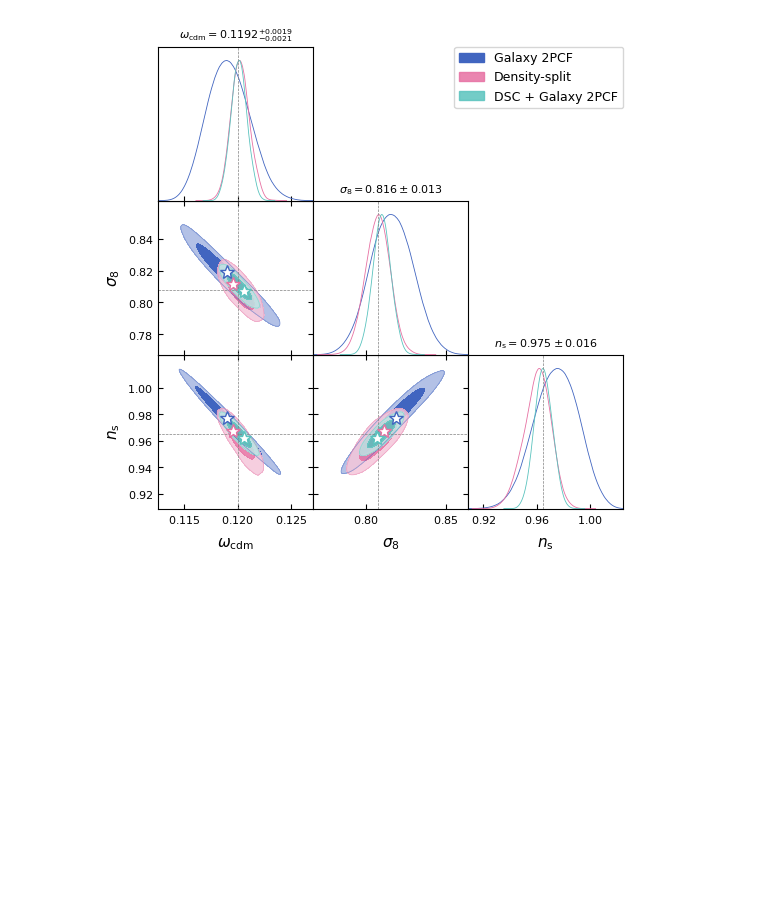
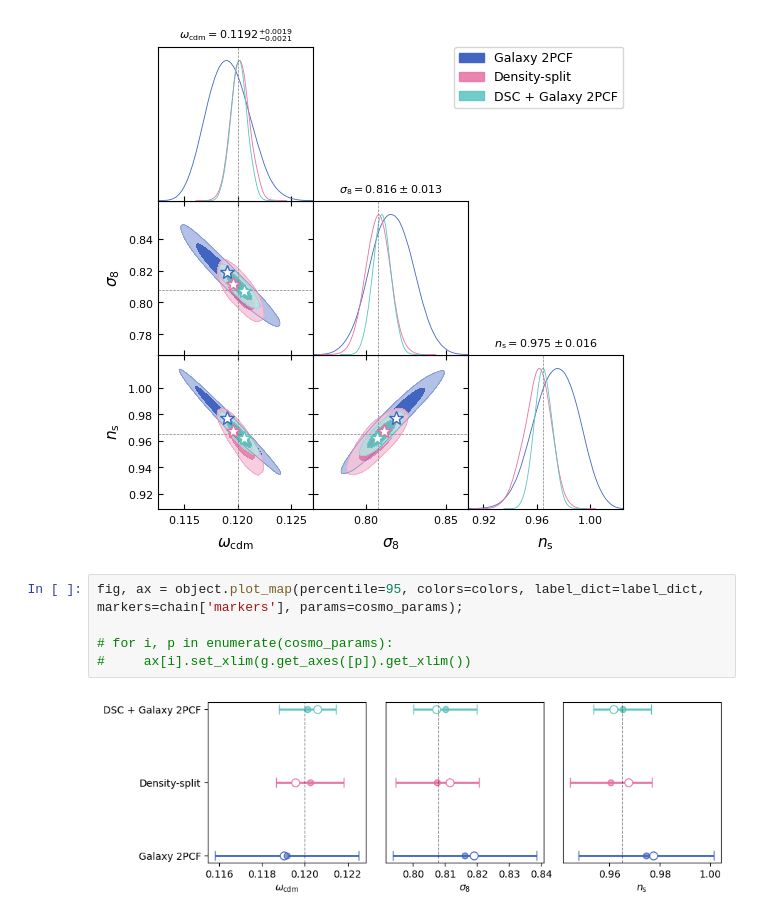
Before and after one commit to epaillas/acm, a Jupyter notebook: projects/bgs/inference/control_plots.ipynb, the cells around one changed output. Drawn from its saved outputs; the diff is of its cells as text; blank space fills up the shorter version.

Commit message:
Add plot_map method to ControlPlots class for visualizing MAP points with customizable percentiles and parameters

```diff
--- a/projects/bgs/inference/control_plots.ipynb
+++ b/projects/bgs/inference/control_plots.ipynb
@@ -21,6 +21,13 @@ Removed no burn in
 Removed no burn in
 Removed no burn in
 [figure]
+# %%
+fig, ax = object.plot_map(percentile=95, colors=colors, label_dict=label_dict, markers=chain['markers'], params=cosmo_params);
+
+# for i, p in enumerate(cosmo_params):
+#     ax[i].set_xlim(g.get_axes([p]).get_xlim())
+# %% [output]
+[figure, added]
 # %%
 object.plot_trace(label='tpcf');
 # %% [output]
```
Also changed, not shown: parts of 1 cell of this notebook, 1 other file.
